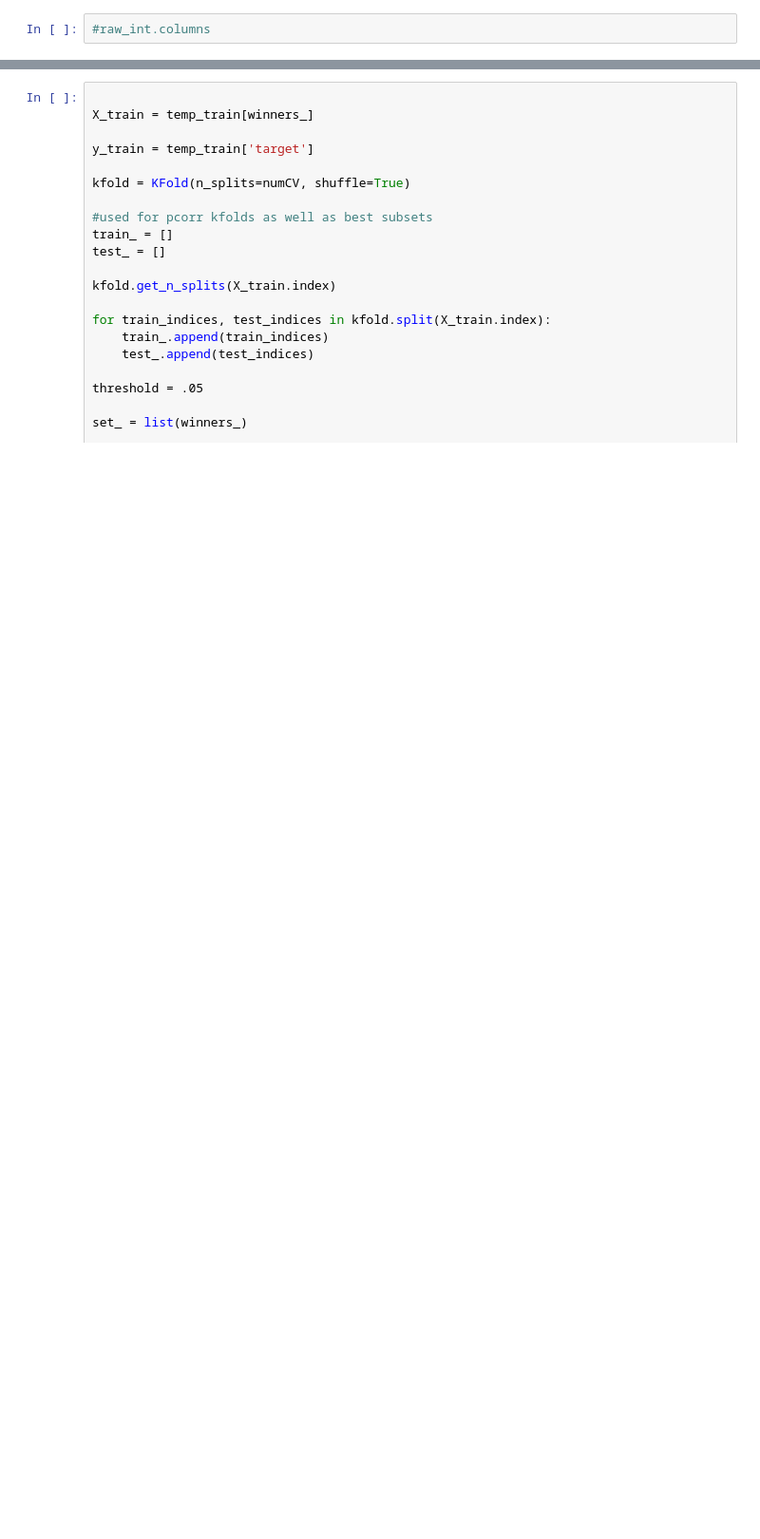
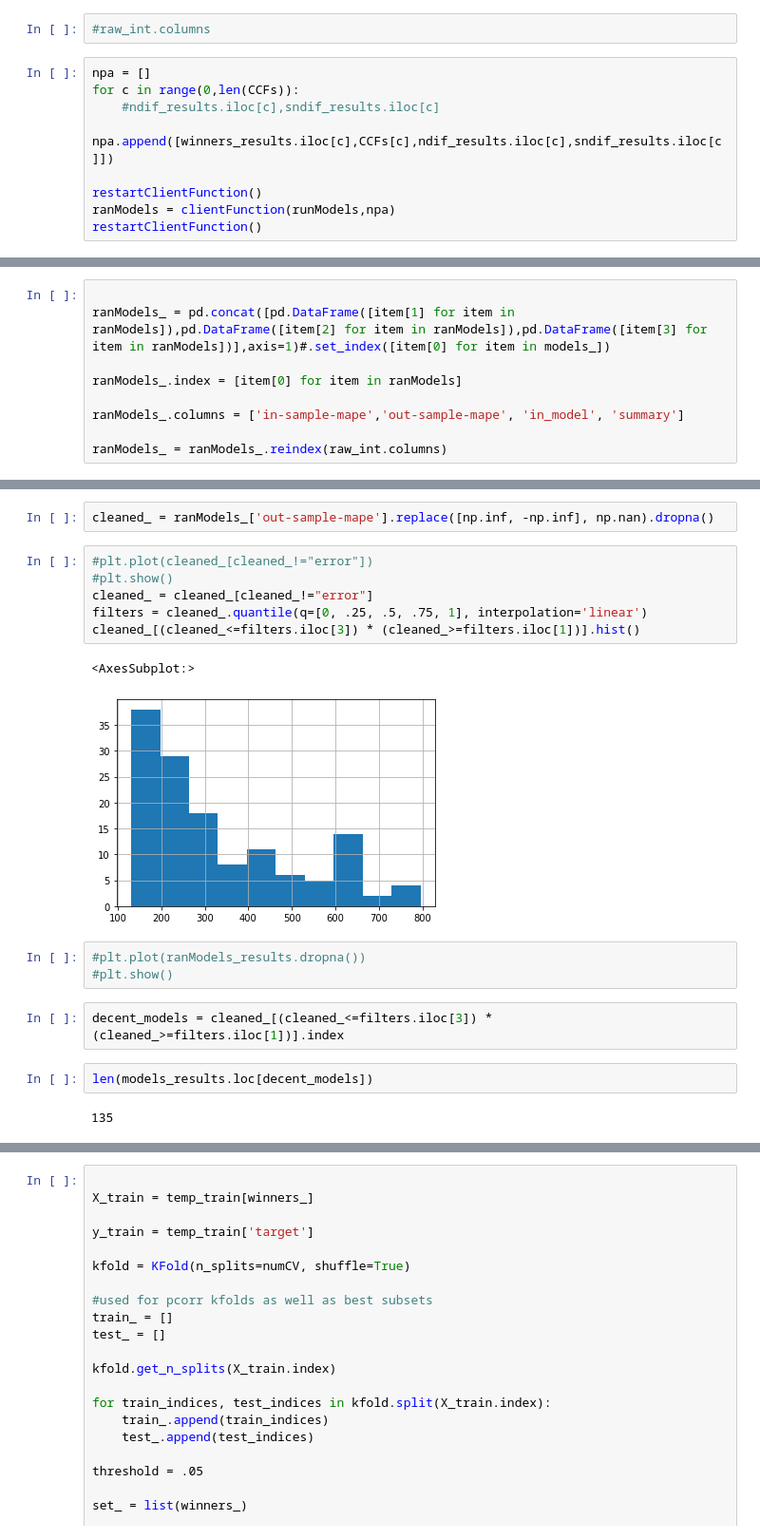
Before and after one commit to thistleknot/py_sock_par, a Jupyter notebook: Fred Analysis.ipynb, the cells around one changed output, grey strips where cells are left out. Shown at 95% size. Saved outputs shown, nothing was run; the diff lists cells and outputs as text; blank space fills up the shorter version.

```diff
--- a/Fred Analysis.ipynb
+++ b/Fred Analysis.ipynb
@@ -1195,2 +1332,11 @@ winners_results
 # %%
 #raw_int.columns
+# %%
+npa = []
+for c in range(0,len(CCFs)):
+    #ndif_results.iloc[c],sndif_results.iloc[c]
+    npa.append([winners_results.iloc[c],CCFs[c],ndif_results.iloc[c],sndif_results.iloc[c]])
+
+restartClientFunction()
+ranModels = clientFunction(runModels,npa)
+restartClientFunction()
@@ -1196,0 +1347,9 @@ winners_results
+# %%
+
+ranModels_ = pd.concat([pd.DataFrame([item[1] for item in ranModels]),pd.DataFrame([item[2] for item in ranModels]),pd.DataFrame([item[3] for item in ranModels])],axis=1)#.set_index([item[0] for item in models_])
+
+ranModels_.index = [item[0] for item in ranModels]
+
+ranModels_.columns = ['in-sample-mape','out-sample-mape', 'in_model', 'summary']
+
+ranModels_ = ranModels_.reindex(raw_int.columns)
@@ -1196,0 +1361,20 @@ winners_results
+# %%
+cleaned_ = ranModels_['out-sample-mape'].replace([np.inf, -np.inf], np.nan).dropna()
+# %%
+#plt.plot(cleaned_[cleaned_!="error"])
+#plt.show()
+cleaned_ = cleaned_[cleaned_!="error"]
+filters = cleaned_.quantile(q=[0, .25, .5, .75, 1], interpolation='linear')
+cleaned_[(cleaned_<=filters.iloc[3]) * (cleaned_>=filters.iloc[1])].hist()
+# %% [output]
+<AxesSubplot:>
+[figure, added]
+# %%
+#plt.plot(ranModels_results.dropna())
+#plt.show()
+# %%
+decent_models = cleaned_[(cleaned_<=filters.iloc[3]) * (cleaned_>=filters.iloc[1])].index
+# %%
+len(models_results.loc[decent_models])
+# %% [output]
+135
```
Also changed, not shown: parts of 14 cells of this notebook.
